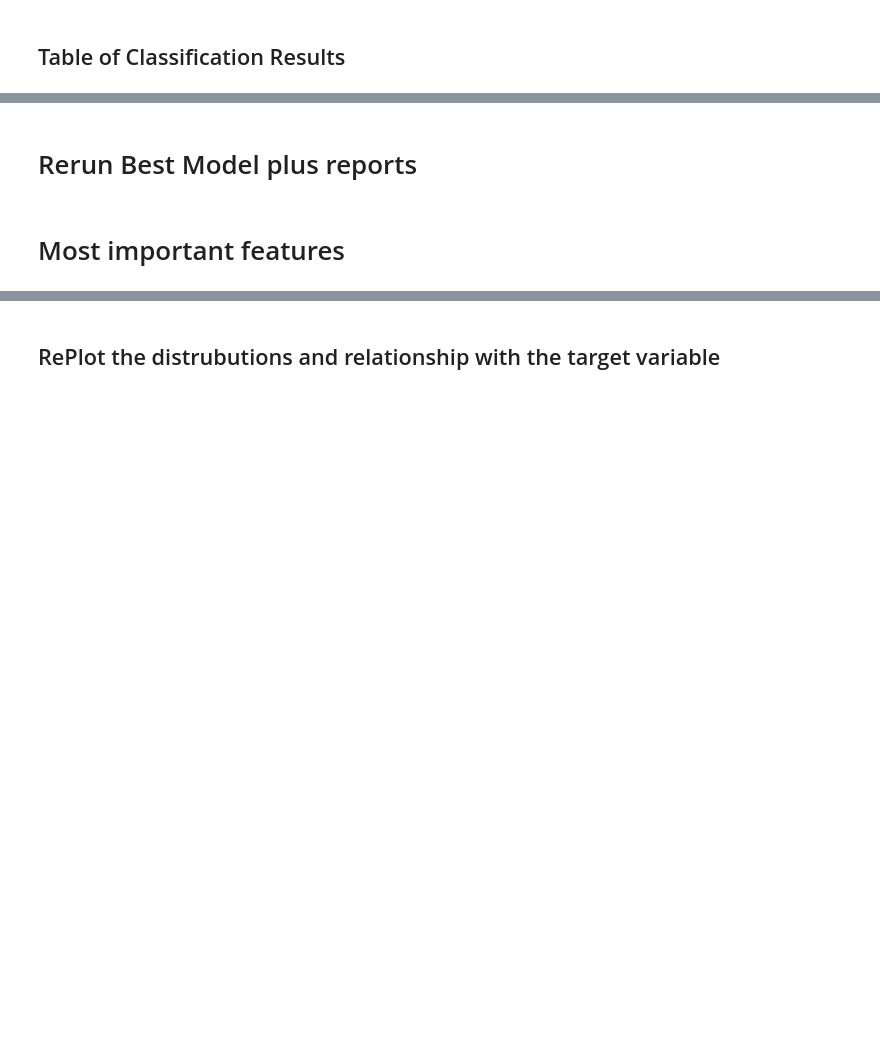
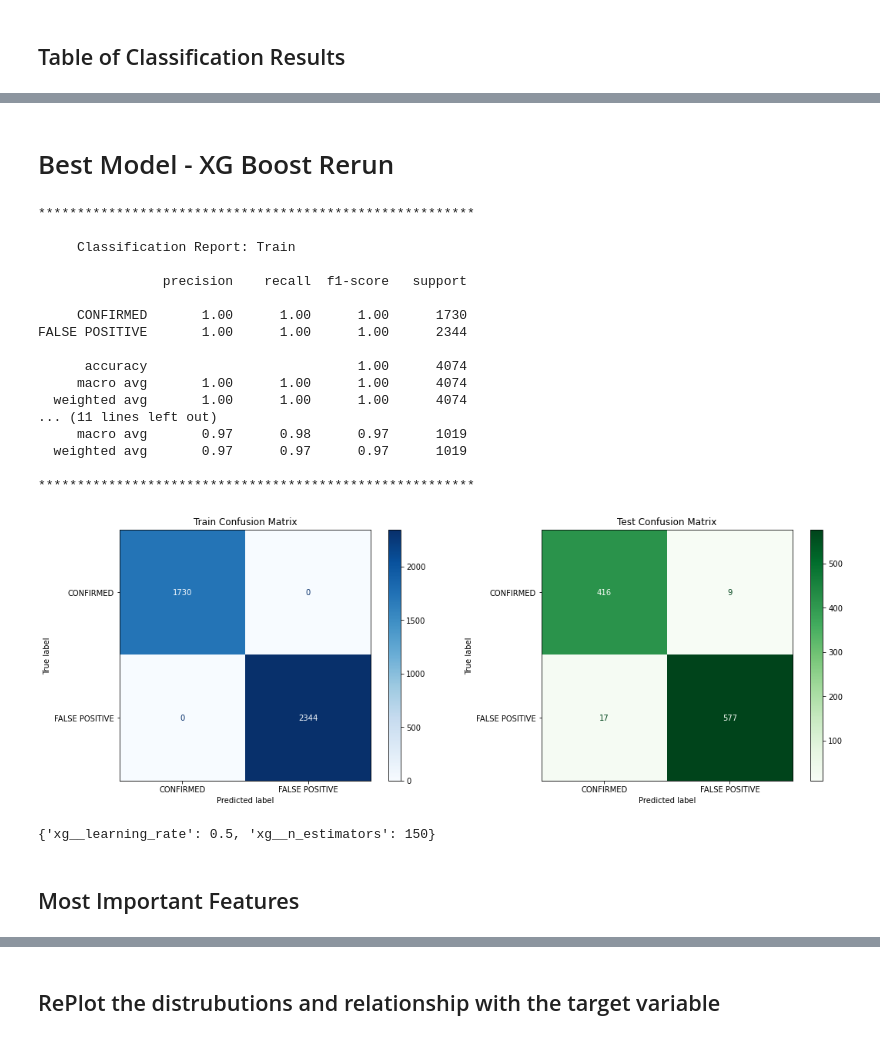
Before and after one commit to NelGen/NG-NASA-Exoplanet-Classifier-Project, a Jupyter notebook: Scrapbook.ipynb, the cells around one changed output, grey strips where cells are left out. Saved outputs shown, nothing was run; the diff lists cells and outputs as text; code cells hidden in the pictures; blank space fills up the shorter version.

Commit message:
Finalized Models

```diff
--- a/Scrapbook.ipynb
+++ b/Scrapbook.ipynb
@@ -678,14 +686,14 @@ gsgra_model.best_params_
 xg_pipe = Pipeline([('rb', RobustScaler()),
                     #('ss', StandardScaler()),
                     ('xg', xgb.XGBClassifier())])
-xg_grid = [{'xg__learning_rate': [1.5,1.0,.1],
-            'xg__n_estimators': [200,100,50,10]
+xg_grid = [{'xg__learning_rate': [1.5,1.0,.5],
+            'xg__n_estimators': [150,100,50,10]
            }]
 # %%
 gs_xg = GridSearchCV(estimator = xg_pipe,
                      param_grid = xg_grid,
                      scoring = 'accuracy',
-                     cv = 5)
+                     cv = 3)
 # %%
 gsxg_model = run_class_model(gs_xg, X_train_r, y_train_r, X_test_r, y_test_r)
 # %% [output]
@@ -752,4 +802,29 @@ model_table = pd.DataFrame({"Models": model_names,"Accuracy":accuracy_score(y_te
 # %% [markdown]
-# Rerun Best Model plus reports
+# Best Model - XG Boost Rerun
+# %%
+gsxg_model = run_class_model(gs_xg, X_train_r, y_train_r, X_test_r, y_test_r)
+# %% [output]
+********************************************************
+
+     Classification Report: Train
+
+                precision    recall  f1-score   support
+
+     CONFIRMED       1.00      1.00      1.00      1730
+FALSE POSITIVE       1.00      1.00      1.00      2344
+
+      accuracy                           1.00      4074
+     macro avg       1.00      1.00      1.00      4074
+  weighted avg       1.00      1.00      1.00      4074
+... (11 lines left out)
+     macro avg       0.97      0.98      0.97      1019
+  weighted avg       0.97      0.97      0.97      1019
+
+********************************************************
+[figure, added]
+# %%
+gsxg_model.best_params_
+# %% [output]
+{'xg__learning_rate': 0.5, 'xg__n_estimators': 150}
 # %% [markdown]
-# Most important features
+## Most Important Features
```
Also changed, not shown: parts of 62 cells of this notebook.
